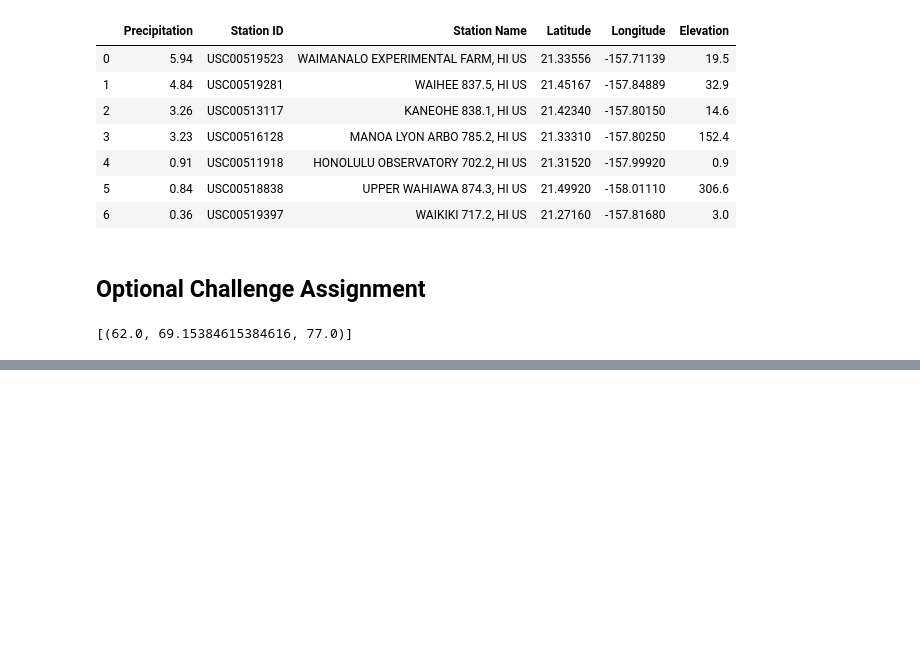
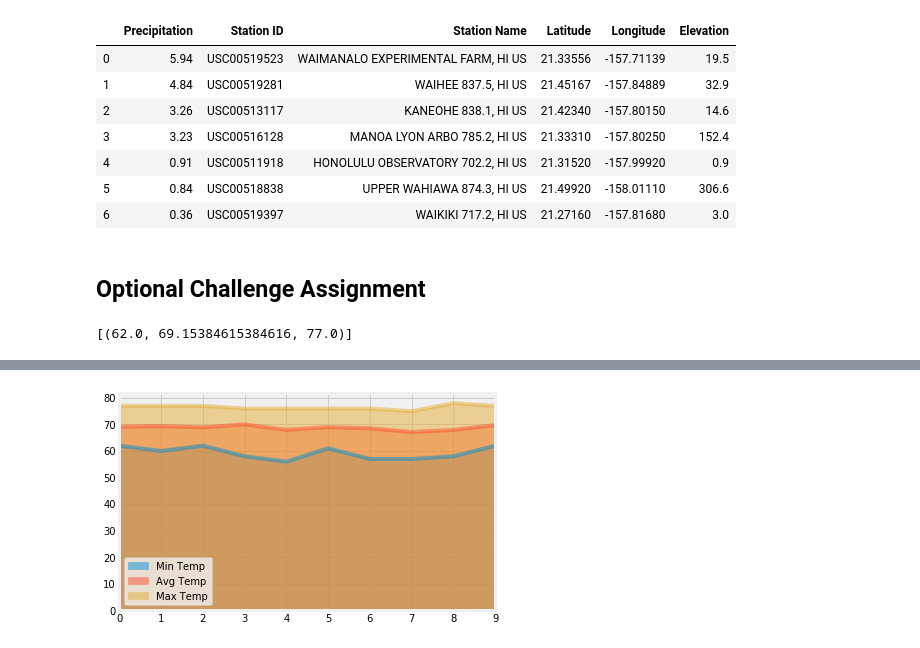
Before and after one commit to magcox5/sqlalchemy-challenge, a Jupyter notebook: Climate_Challenge.ipynb, the cells around one changed output, grey strips where cells are left out. Drawn from its saved outputs; the diff is of its cells as text; code cells hidden in the pictures; blank space fills up the shorter version.

```diff
--- a/Climate_Challenge.ipynb
+++ b/Climate_Challenge.ipynb
@@ -288,13 +283,35 @@ daily_normals("01-01")
 # %%
 # calculate the daily normals for your trip
 # push each tuple of calculations into a list called `normals`
+
 normals = []
 # Set the start and end date of the trip
 start_date = '2016-01-01'
-end_date = '2016-02-01'
+end_date = '2016-01-10'
 
 # Use the start and end date to create a range of dates
+start = dtt.strptime(start_date, "%Y-%m-%d")
+# add an extra day to get correct range
+end = dtt.strptime(end_date, "%Y-%m-%d")+ dt.timedelta(days=1)
+date_generated = [start + dt.timedelta(days=x) for x in range(0, (end-start).days)]
 
 # Strip off the year and save a list of %m-%d strings
+date_list = []
+for date in date_generated:
+    date_to_add = dtt.strftime(date, "%m-%d")
+    if date_to_add not in date_list:
+        date_list.append(date_to_add)
+
 
 # Loop through the list of %m-%d strings and calculate the normals for each date
+normals = []
+for date in date_list:
+    tuple_to_add = daily_normals(date)
+    print(date, tuple_to_add)
+    normals.append(tuple_to_add)
+
+new_normals = []
+for sublist in normals:
+    for item in sublist:
+        new_normals.append(item)
+        print(item)
@@ -301,2 +339,6 @@ end_date = '2016-02-01'
 # %%
 # Load the previous query results into a Pandas DataFrame and add the `trip_dates` range as the `date` index
+plot_df = pd.DataFrame(new_normals, columns = ['Min Temp', 'Avg Temp','Max Temp'])
+plot_df['date'] = date_list
+plot_df.set_index(['date'])
+plot_df
@@ -303,2 +357,5 @@ end_date = '2016-02-01'
 # %%
 # Plot the daily normals as an area plot with `stacked=False`
+ax = plot_df.plot.area(stacked=False)
+# %% [output]
+[figure, added]
```
Also changed, not shown: parts of 10 cells of this notebook, 1 other file.
